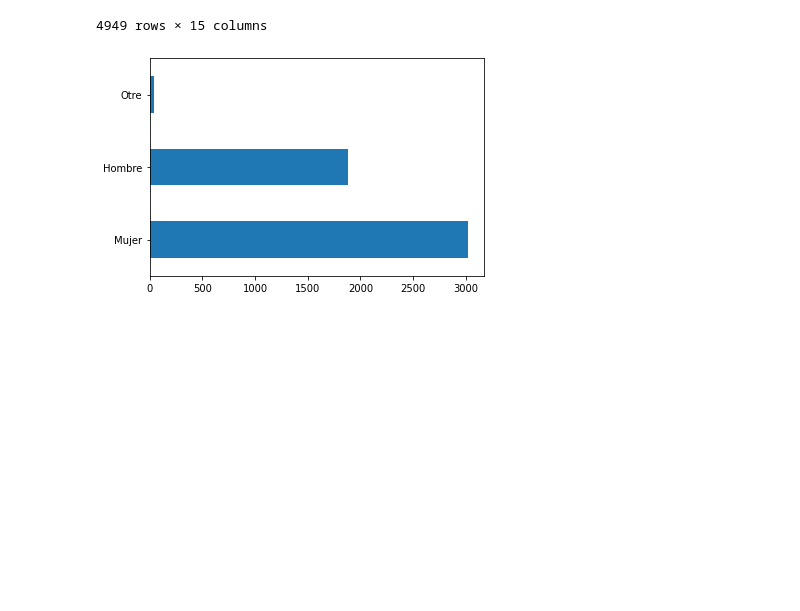
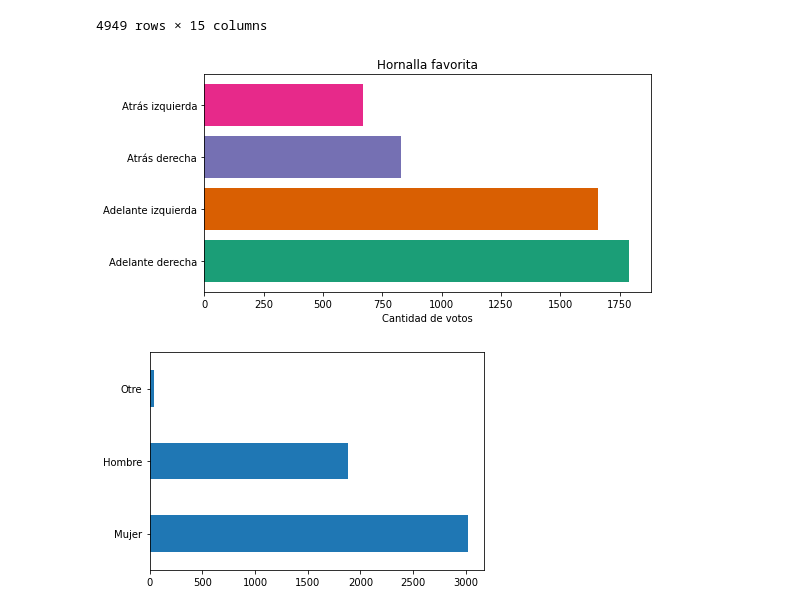
Before and after one commit to seppo0010/hornallas, a Jupyter notebook: Hornallas.ipynb, the cells around one changed output. Drawn from its saved outputs; the diff is of its cells as text; code cells hidden in the pictures; blank space fills up the shorter version.

```diff
--- a/Hornallas.ipynb
+++ b/Hornallas.ipynb
@@ -25,6 +26,15 @@ df
 | 4947 | Hombre | 22.0 | 1.72 | Adelante izquierda | Alta | Alta | ... |
 | 4948 | Mujer | 33.0 | 164.00 | Adelante izquierda | Media | Media | ... |
 4949 rows × 15 columns
+# %%
+df0 = df['Hornalla favorita'].value_counts()
+plt.subplots(1, 1, figsize=(8, 4))
+plt.barh(y=df0.index, width=df0.values, color=[cmap(i) for i in range(4)])
+plt.title('Hornalla favorita')
+plt.xlabel('Cantidad de votos')
+None
+# %% [output]
+[figure, added]
 # %%
 df['Género'].value_counts().plot(kind='barh');
 # %% [output]
```
Also changed, not shown: parts of 12 cells of this notebook, 6 other files.
